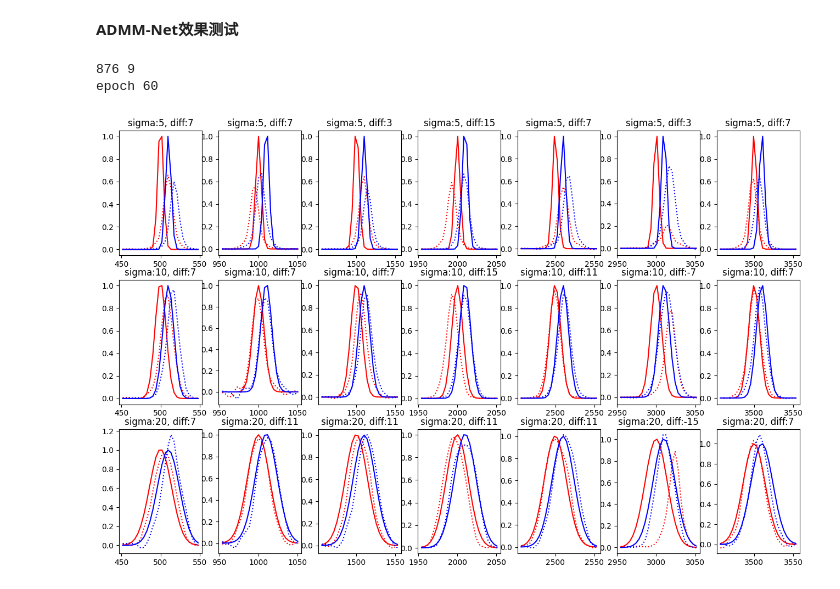
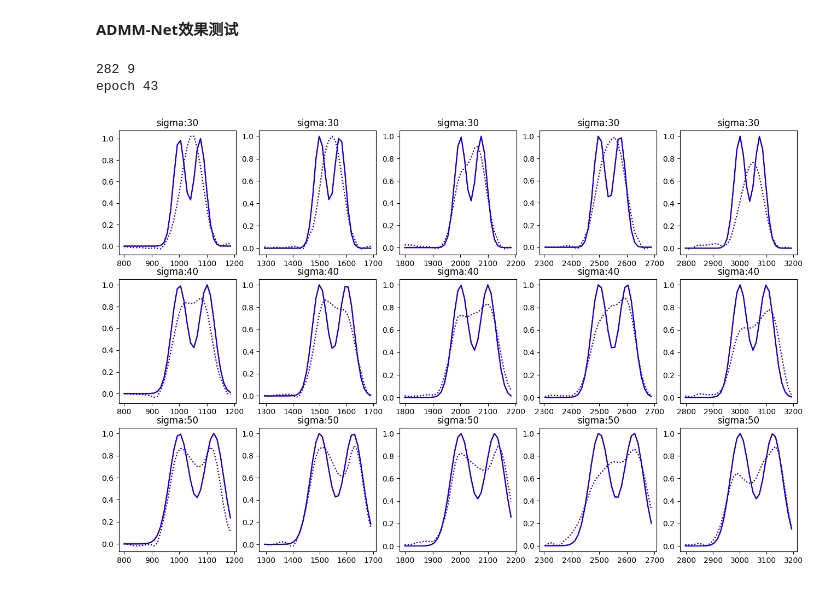
Before and after one commit to weinaike/AlgUnroll, a Jupyter notebook: test_admm.ipynb, the cells around one changed output. Drawn from its saved outputs; the diff is of its cells as text; code cells hidden in the pictures.

```diff
--- a/test_admm.ipynb
+++ b/test_admm.ipynb
@@ -49,19 +45,19 @@ import collections
 def curve(sp, x, center, sigma, double=False):
     spectral = np.exp(-1 * (x - center)**2 / (sigma**2 ))
     if double:
-        spectral += np.exp(-1 * (x - center - sigma * 4 )**2 / (sigma**2 ))
+        spectral += np.exp(-1 * (x - center - sigma * 2.5 )**2 / (sigma**2 ))
     spectral = spectral / np.max(spectral)
     det = np.matmul(spectral, sp)
     return spectral, det
 
-sp_file ="data/SpectralResponse_9_876.npy"
+sp_file ="data/SpectralResponse_9.npy"
 admm = LADMM(mode="l1_tv_cnn", sp_file = sp_file, iter = 50)
 
 sp = np.load(sp_file)
 length, det_num = sp.shape
 print(length, det_num)
 
-model_path = "debug/20230608150949/spectral_fc_01.pth"
+model_path = "debug/20230608102248/spectral_fc_01.pth"
 dict = torch.load(model_path, map_location=torch.device('cpu'))
 print("epoch",dict['epoch'])
 new_state_dict = collections.OrderedDict()
@@ -72,8 +68,8 @@ admm.load_state_dict(new_state_dict)
 admm.eval()
 
 
-cnts = [500, 1000, 1500, 2000, 2500, 3000, 3500]
-sigs = [5,10,20]
+cnts = [1000, 1500, 2000, 2500, 3000]
+sigs = [30,40,50]
 plt.rcParams['figure.figsize'] = (16.0, 10.0)
 
 fig, ax = plt.subplots(len(sigs), len(cnts))
@@ -81,37 +77,37 @@ for i, cnt in enumerate(cnts) :
     for j, sig in enumerate(sigs):
         x = np.linspace(355,3735, length)
 
         center1 = cnt
         center2 = center1
         sigma = sig
 
         c1, det1 = curve(sp, x, center1, sigma, True)
         det1 = torch.tensor(det1).unsqueeze(0).float()
 
         c2, det2 = curve(sp, x, center2, sigma, True)
         det2 = torch.tensor(det2).unsqueeze(0).float()
 
         pred1 = admm(det1, torch.tensor(c1).unsqueeze(0).float())
         cs1 = pred1.squeeze(0).detach().numpy()
 
         pred2 = admm(det2,  torch.tensor(c2).unsqueeze(0).float())
         cs2 = pred2.squeeze(0).detach().numpy()
 
         cent = (center1 + center2 )/2
-        start = int(length * (cent - 50 - 355 ) / (3735 - 355))
-        end = int(length * (cent + 50 - 355 ) /(3735 - 355))
+        start = int(length * (cent - 200 - 355 ) / (3735 - 355))
+        end = int(length * (cent + 200 - 355 ) /(3735 - 355))
 
         x = x[start:end]
         c1 = c1[start:end]
         c2 = c2[start:end]
         cs1 = cs1[start:end]
         cs2 = cs2[start:end]
         ax[j][i].plot(x,c1,"r", x,cs1,"r:", x,c2,"b", x,cs2,"b:")
-        # ax[j][i].set_title("sigma:{}".format(sig))
-        ax[j][i].set_title("sigma:{}, diff:{}".format(sig,int((cs2.argmax() - cs1.argmax()) * (3735 - 355) / length)))
+        ax[j][i].set_title("sigma:{}".format(sig))
+        # ax[j][i].set_title("sigma:{}, diff:{}".format(sig,int((cs2.argmax() - cs1.argmax()) * (3735 - 355) / length)))
 
 plt.show()
 # %% [output]
-876 9
-epoch 60
+282 9
+epoch 43
-[figure, old version]
+[figure, new version]
```
Also changed, not shown: parts of 1 cell of this notebook, 5 other files.
